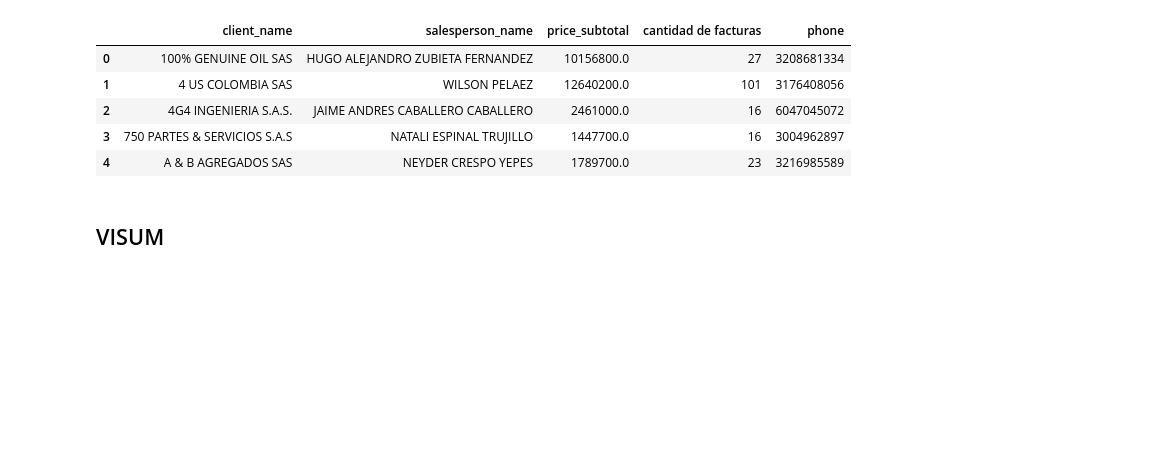
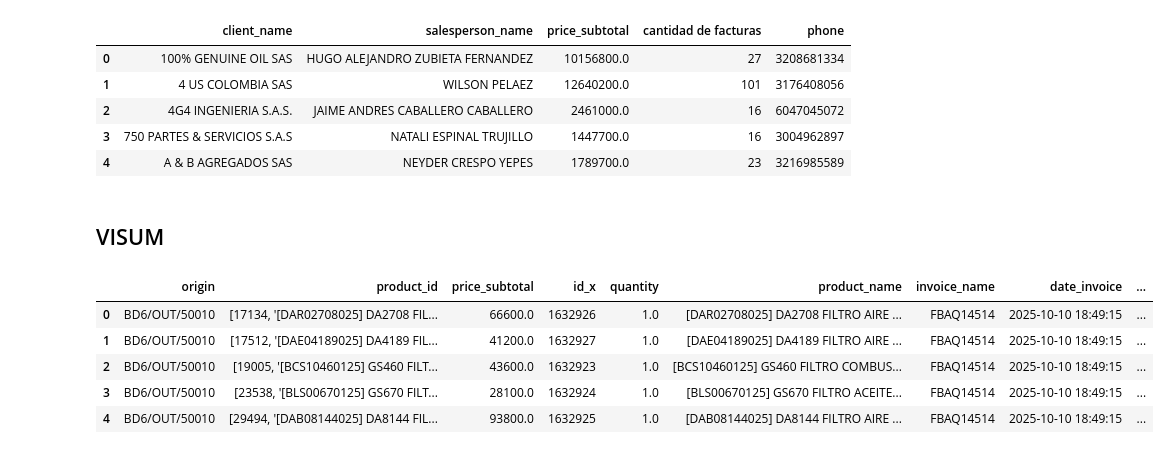
Before and after one commit to FiltrosDonsson/Proyectos-Data-analyst, a Jupyter notebook: VENTAS/promedio_ventas.ipynb, the cells around one changed output. Saved outputs shown, nothing was run; the diff lists cells and outputs as text; code cells hidden in the pictures; blank space fills up the shorter version.

```diff
--- a/VENTAS/promedio_ventas.ipynb
+++ b/VENTAS/promedio_ventas.ipynb
@@ -207,9 +207,18 @@ clientes_merge.head()
 ## VISUM
 # %%
 import pandas as pd
-ruta="/home/donsson/proyectos/API/ventashistoricas84semanas.parquet"
+ruta="/home/donsson/proyectos/API/ventashistoricas105semanas.parquet"
 
 df_h = pd.read_parquet(ruta)
+# %%
+df_h.head()
+# %% [output]
+|  | origin | product_id | price_subtotal | id_x | quantity | product_name | invoice_name | date_invoice | ... |
+| 0 | BD6/OUT/50010 | [17134, '[DAR02708025] DA2708 FIL... | 66600.0 | 1632926 | 1.0 | [DAR02708025] DA2708 FILTRO AIRE ... | FBAQ14514 | 2025-10-10 18:49:15 | ... |
+| 1 | BD6/OUT/50010 | [17512, '[DAE04189025] DA4189 FIL... | 41200.0 | 1632927 | 1.0 | [DAE04189025] DA4189 FILTRO AIRE ... | FBAQ14514 | 2025-10-10 18:49:15 | ... |
+| 2 | BD6/OUT/50010 | [19005, '[BCS10460125] GS460 FILT... | 43600.0 | 1632923 | 1.0 | [BCS10460125] GS460 FILTRO COMBUS... | FBAQ14514 | 2025-10-10 18:49:15 | ... |
+| 3 | BD6/OUT/50010 | [23538, '[BLS00670125] GS670 FILT... | 28100.0 | 1632924 | 1.0 | [BLS00670125] GS670 FILTRO ACEITE... | FBAQ14514 | 2025-10-10 18:49:15 | ... |
+| 4 | BD6/OUT/50010 | [29494, '[DAB08144025] DA8144 FIL... | 93800.0 | 1632925 | 1.0 | [DAB08144025] DA8144 FILTRO AIRE ... | FBAQ14514 | 2025-10-10 18:49:15 | ... |
 # %%
 df_h["cl_name"] = df_h["client_name_inv"].str.replace(r"^\[[^\]]+\]\s*", "", regex=True)
 # %%
```
Also changed, not shown: parts of 1 cell of this notebook, 5 other files.
